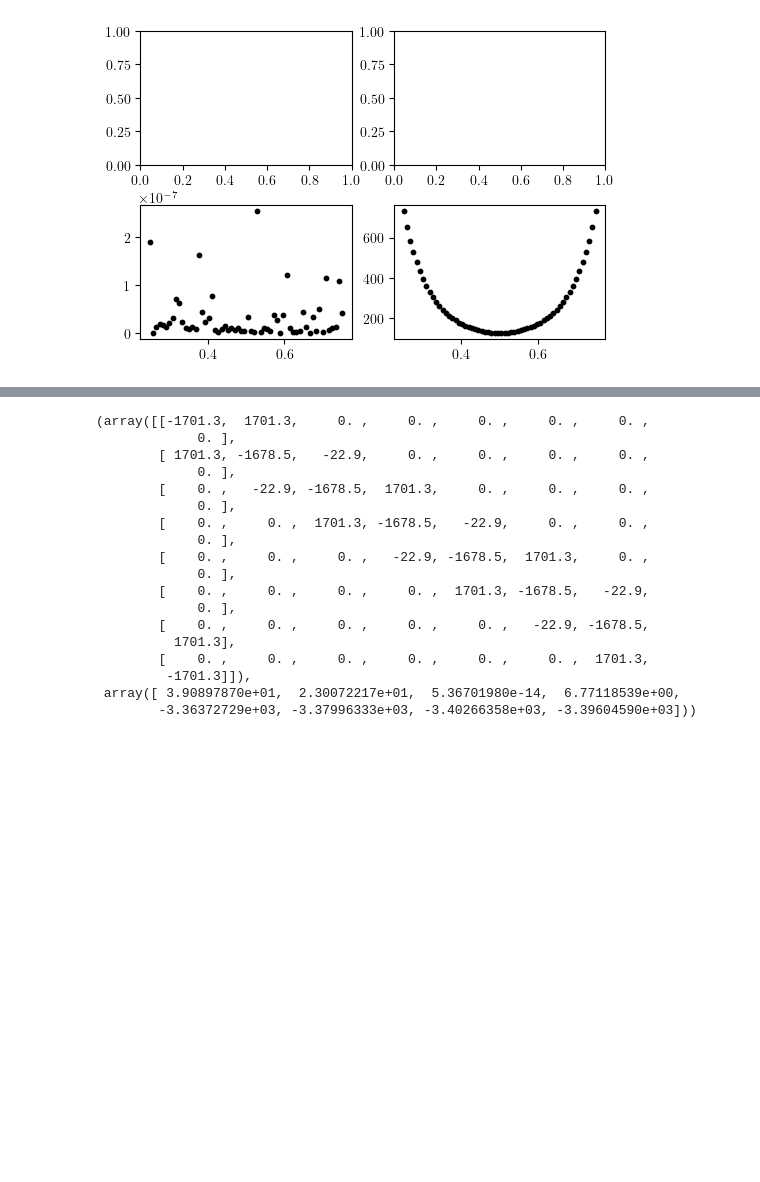
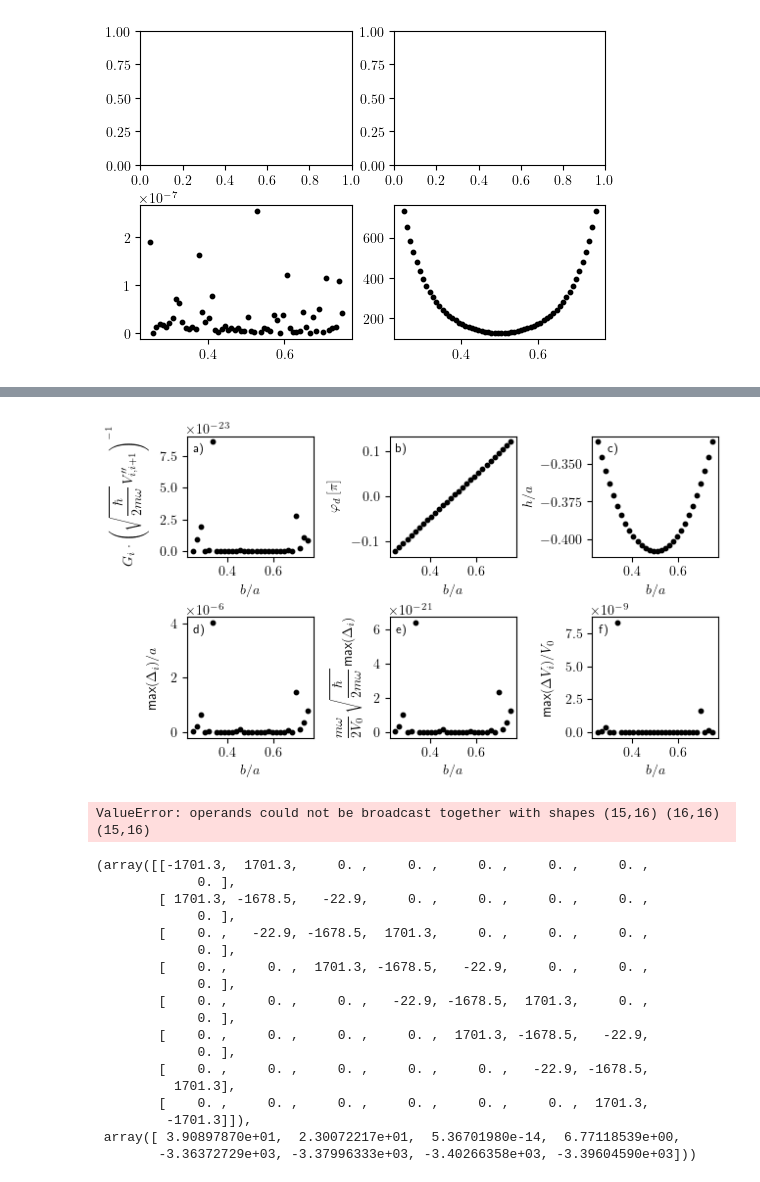
Before and after one commit to ChriGomm/master, a Jupyter notebook: numerics/interactions.ipynb, the cells around one changed output, grey strips where cells are left out. Drawn from its saved outputs; the diff is of its cells as text; code cells hidden in the pictures; blank space fills up the shorter version.

```diff
--- a/numerics/interactions.ipynb
+++ b/numerics/interactions.ipynb
@@ -936,3 +1211,81 @@ array([[-489.42,  489.42,    0.  ,    0.  ,    0.  ,    0.  ],
+# %%
+pad = 8
+# %%
+# phis_plot = res[:,0]
+# hs_plot = res[:,1]
+# N = 15
+# b = np.linspace(0.25,0.75,N)
+phis_plot = phis
+hs_plot = hs
+setup = Setup_Fig(name_of_plot='lam2_anal_ml.png',fig_width=7,fig_height=4,xax_share=True,joined=True)
+fig = plt.figure(figsize=(setup.fig_width,setup.fig_height))
+fig.tight_layout()
+gs = gridspec.GridSpec(2,3, figure=fig)
+# ax0 = fig.add_subplot(gs[0,0])
+ax1 = fig.add_subplot(gs[0,0])
+ax2 = fig.add_subplot(gs[0,1])
+ax3 = fig.add_subplot(gs[0,2])
+ax4 = fig.add_subplot(gs[1,0])
+ax5 = fig.add_subplot(gs[1,1])
+ax6 = fig.add_subplot(gs[1,2])
+# fig, ax = setup.return_fig((1,2))
+# fig2, ax3 = setup.return_fig((1,2))
+for i in range(N):
+
+    dmat = first_order_spph(b[i],hs_plot[i],a,chain_length,lambda x, y: dip_derivative_full(x, 0, 0, y),np.array([np.cos(phis_plot[i]),np.sin(phis_plot[i])]))
+    second_order = nearest_nb_Hamiltonian(b[i],hs_plot[i],a,chain_length,lambda x, y: dip_derivative_full(x, 0, 0, y),0,np.array([np.cos(phis_plot[i]),np.sin(phis_plot[i])]))
+    # eig, vec = np.linalg.eig(dmat)
+    # ax.scatter(b[i]*np.ones(chain_length),eig,color='0',s=30)
+    beta = grad_spph(b[i],hs_plot[i],a,chain_length,nom_der1,np.array([np.cos(phis_plot[i]),np.sin(phis_plot[i])]))
+    # dmatp = dmat+ np.diag(np.ones(chain_length))*(m*w**2*r**2/V)[-1]/10**8
+    dis = np.linalg.lstsq(dmat,beta)[0]
+    # dis = np.linalg.solve(dmatp,beta)
+    h_new = beta-dmat@dis
+    # ax3[1].scatter(b[i],np.max(h_new),color='0',s=10)
+    # ax3[1].scatter(b[i]*np.ones(chain_length),beta,color='0',s=30)
+    second_der = grad_spph(b[i],hs_plot[i],a,chain_length,lambda x, y: dip_derivative_full(x, 0, 0, y),np.array([np.cos(phis_plot[i]),np.sin(phis_plot[i])]))
+    ax1.scatter(b[i],np.max(np.abs(h_new/second_der))*3/1000,color='0',s=10)
+    # ax6.scatter(b[i],np.max(dis)*10**3,color='0',s=10)
+    Ew = 3*1e-20*10/10**6
+    ax4.scatter(b[i],np.max(dis),color='0',s=10)
+    ax5.scatter(b[i],np.max(dis)*Ew/V[0]*np.sqrt(c.hbar/2/m/w[0]),color='0',s=10)
+    DV1 = beta * (dis[1:]-dis[:-1])
+
+    DV2 = 1/2*second_der * (dis[1:]-dis[:-1])**2
+    ax6.scatter(b[i],np.max(np.abs(DV1+DV2)),color='0',s=10)
+    # ax2.scatter(b[i],sorted_crit[0][0],color='0',s=10)
+ax0.axis("off")
+ax2.scatter(b,phis_plot/np.pi,color='0',s=10)
+ax3.scatter(b,hs_plot,color='0',s=10)
+ax1.set_xlabel(r"$b/a$")
+ax2.set_ylabel(r"$\varphi_d\,[\pi]$",labelpad=pad)
+ax2.set_xlabel(r"$b/a$")
+ax3.set_ylabel(r"$h/a$")
+ax3.set_xlabel(r"$b/a$")
+ax4.set_xlabel(r"$b/a$")
+# ax1.text(0.7,0.7,"a)",fontsize=9)
+
+ax4.set_ylabel(r"max$(\Delta_i)/a$",labelpad=pad)
+ax1.set_ylabel(r"$$G_i\cdot\left(\sqrt{\frac{\hbar }{2m \omega}}\,{V_{i,i+1}''}\right)^{-1}$$",labelpad=pad)
+ax5.set_xlabel(r"$b/a$")
+ax5.set_ylabel(r"$$\frac{m\omega}{2V_0}\,\sqrt{\frac{\hbar}{2m\omega}}\,\text{max}(\Delta_i)$$",labelpad=pad)
+ax6.set_xlabel(r"$b/a$")
+ax6.set_ylabel(r"$\text{max}(\Delta V_i)/V_0$",labelpad=pad)
+ax4.text(0.05,0.87,"d)",fontsize=9,transform=ax4.transAxes)
+ax5.text(0.05,0.87,"e)",fontsize=9,transform=ax5.transAxes)
+ax6.text(0.05,0.87,"f)",fontsize=9,transform=ax6.transAxes)
+ax1.text(0.05,0.87,"a)",fontsize=9,transform=ax1.transAxes)
+ax2.text(0.05,0.87,"b)",fontsize=9,transform=ax2.transAxes)
+ax3.text(0.12,0.87,"c)",fontsize=9,transform=ax3.transAxes)
+plt.subplots_adjust(wspace=0.6,hspace=0.5)
+plt.savefig("/home//christian/Documents/master/protocol/pictures/"+"tuning_first_order_to_zero_spph.pdf",bbox_inches='tight')#free_evol_1spto10coupling
+plt.show()
+# %% [output]
+[figure, added]
+# %%
+abs_eigvec([phis[0],hs[0]],b[0])
+# %% [output]
+ValueError: operands could not be broadcast together with shapes (15,16) (16,16) (15,16)
 # %%
 dmat = nearest_nb_Hamiltonian(b[0],h,a,8,lambda x, y: dip_derivative_full(x, 0, 0, y),0,d)
 eig, vec = np.linalg.eig(dmat)
```
Also changed, not shown: parts of 10 cells of this notebook, 9 other files.
